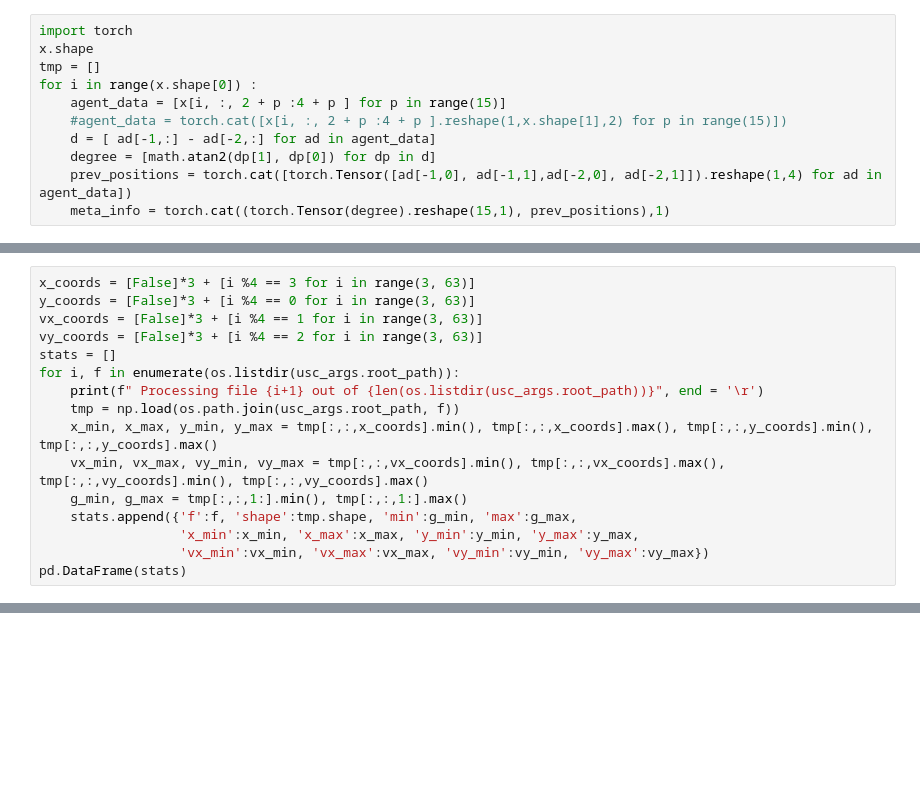
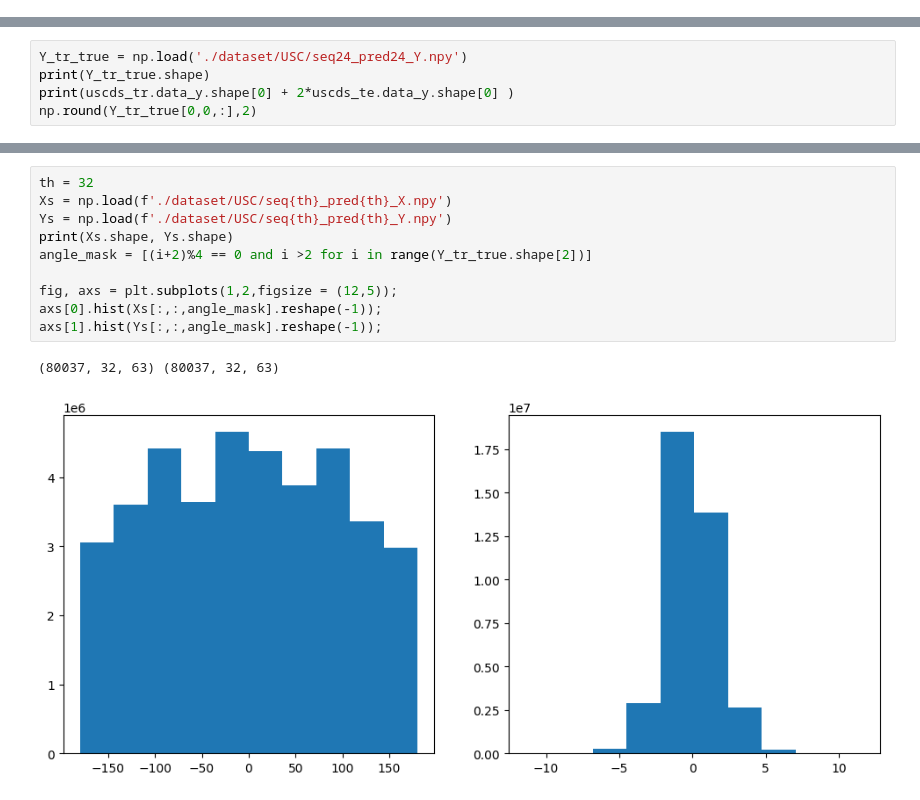
Before and after one commit to arnaud-odet/Time-Series-Library, a Jupyter notebook: sandbox.ipynb, the cells around one changed output, grey strips where cells are left out. Cells and saved outputs as stored; diff of their text form; blank space fills up the shorter version.

```diff
--- a/sandbox.ipynb
+++ b/sandbox.ipynb
@@ -134,11 +0,0 @@ tensor([-0.4477, -0.3811, -0.3601, -0.3021, -0.2688, -0.2416, -0.2056, -0.1818,
-# %%
-import torch
-x.shape
-tmp = []
-for i in range(x.shape[0]) :
-    agent_data = [x[i, :, 2 + p :4 + p ] for p in range(15)]
-    #agent_data = torch.cat([x[i, :, 2 + p :4 + p ].reshape(1,x.shape[1],2) for p in range(15)])
-    d = [ ad[-1,:] - ad[-2,:] for ad in agent_data]
-    degree = [math.atan2(dp[1], dp[0]) for dp in d]
-    prev_positions = torch.cat([torch.Tensor([ad[-1,0], ad[-1,1],ad[-2,0], ad[-2,1]]).reshape(1,4) for ad in agent_data])
-    meta_info = torch.cat((torch.Tensor(degree).reshape(15,1), prev_positions),1)
@@ -180,16 +0,0 @@ meta_info <class 'torch.Tensor'>
-# %%
-x_coords = [False]*3 + [i %4 == 3 for i in range(3, 63)]
-y_coords = [False]*3 + [i %4 == 0 for i in range(3, 63)]
-vx_coords = [False]*3 + [i %4 == 1 for i in range(3, 63)]
-vy_coords = [False]*3 + [i %4 == 2 for i in range(3, 63)]
-stats = []
-for i, f in enumerate(os.listdir(usc_args.root_path)):
-    print(f" Processing file {i+1} out of {len(os.listdir(usc_args.root_path))}", end = '\r')
-    tmp = np.load(os.path.join(usc_args.root_path, f))
-    x_min, x_max, y_min, y_max = tmp[:,:,x_coords].min(), tmp[:,:,x_coords].max(), tmp[:,:,y_coords].min(), tmp[:,:,y_coords].max()
-    vx_min, vx_max, vy_min, vy_max = tmp[:,:,vx_coords].min(), tmp[:,:,vx_coords].max(), tmp[:,:,vy_coords].min(), tmp[:,:,vy_coords].max()
-    g_min, g_max = tmp[:,:,1:].min(), tmp[:,:,1:].max()
-    stats.append({'f':f, 'shape':tmp.shape, 'min':g_min, 'max':g_max,
-                  'x_min':x_min, 'x_max':x_max, 'y_min':y_min, 'y_max':y_max,
-                  'vx_min':vx_min, 'vx_max':vx_max, 'vy_min':vy_min, 'vy_max':vy_max})
-pd.DataFrame(stats)
@@ -232,0 +59,5 @@ Dummy input shape : torch.Size([1, 24, 32]) | dummy output shape : torch.Size([1
+# %%
+Y_tr_true = np.load('./dataset/USC/seq24_pred24_Y.npy')
+print(Y_tr_true.shape)
+print(uscds_tr.data_y.shape[0] + 2*uscds_te.data_y.shape[0] )
+np.round(Y_tr_true[0,0,:],2)
@@ -232,0 +110,13 @@ Dummy input shape : torch.Size([1, 24, 32]) | dummy output shape : torch.Size([1
+# %%
+th = 32
+Xs = np.load(f'./dataset/USC/seq{th}_pred{th}_X.npy')
+Ys = np.load(f'./dataset/USC/seq{th}_pred{th}_Y.npy')
+print(Xs.shape, Ys.shape)
+angle_mask = [(i+2)%4 == 0 and i >2 for i in range(Y_tr_true.shape[2])]
+
+fig, axs = plt.subplots(1,2,figsize = (12,5));
+axs[0].hist(Xs[:,:,angle_mask].reshape(-1));
+axs[1].hist(Ys[:,:,angle_mask].reshape(-1));
+# %% [output]
+(80037, 32, 63) (80037, 32, 63)
+[figure, added]
```
Also changed, not shown: parts of 51 cells of this notebook, 38 other files.
